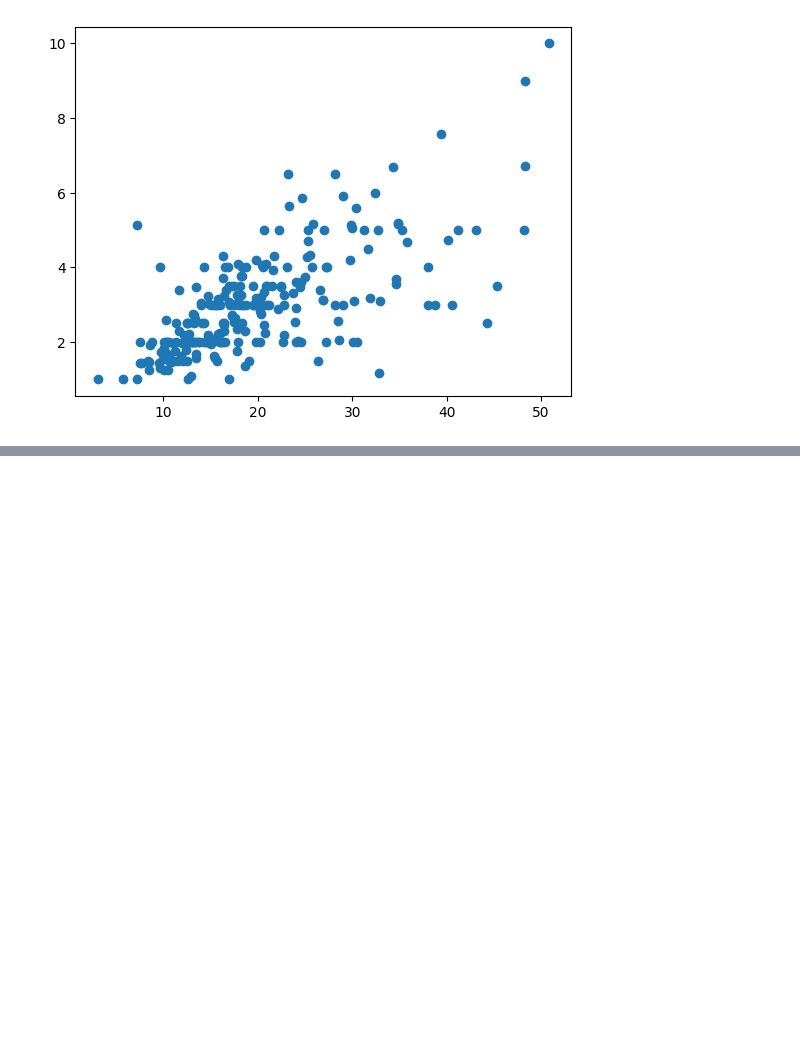
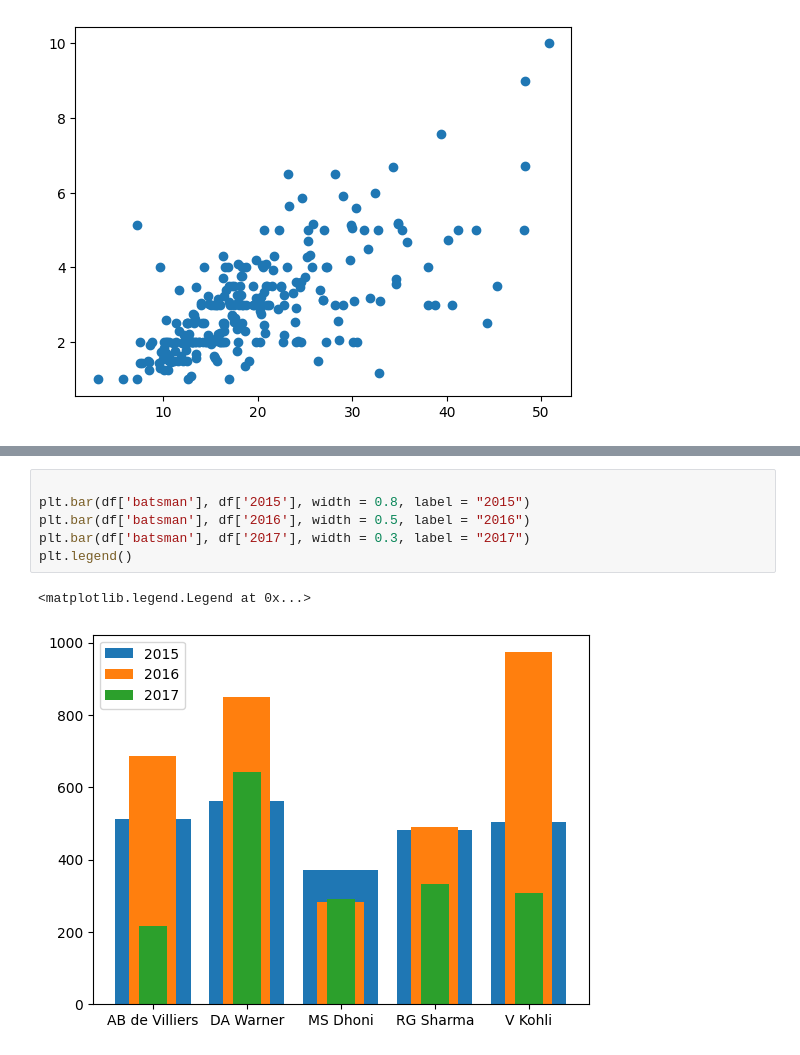
Before and after one commit to abdullah-621/Matplotlib, a Jupyter notebook: Matplotlib_part1.ipynb, the cells around one changed output, grey strips where cells are left out. Saved outputs shown, nothing was run; the diff lists cells and outputs as text; blank space fills up the shorter version.

```diff
--- a/Matplotlib_part1.ipynb
+++ b/Matplotlib_part1.ipynb
@@ -189,0 +228,9 @@ plt.plot(tips['total_bill'], tips['tip'], 'o')
+# %%
+
+plt.bar(df['batsman'], df['2015'], width = 0.8, label = "2015")
+plt.bar(df['batsman'], df['2016'], width = 0.5, label = "2016")
+plt.bar(df['batsman'], df['2017'], width = 0.3, label = "2017")
+plt.legend()
+# %% [output]
+<matplotlib.legend.Legend at 0x...>
+[figure, added]
```
Also changed, not shown: parts of 27 cells of this notebook.
